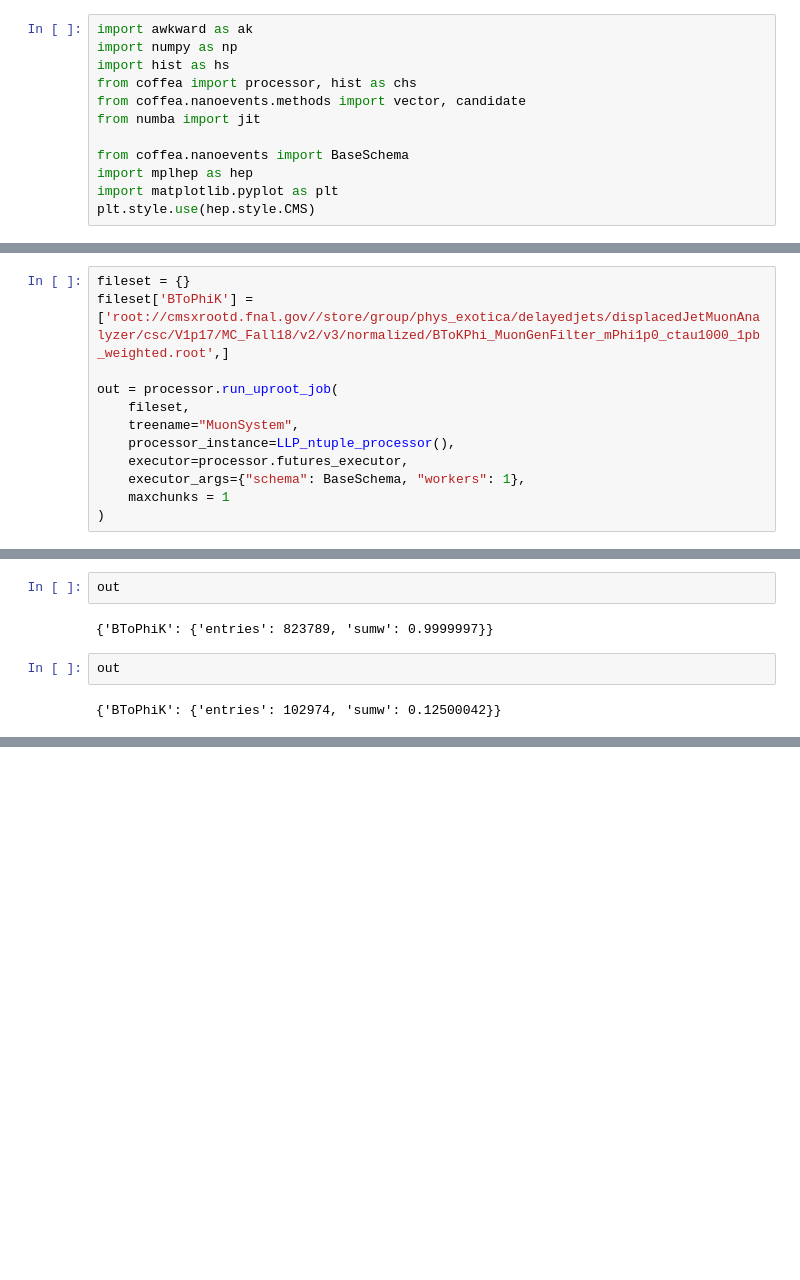
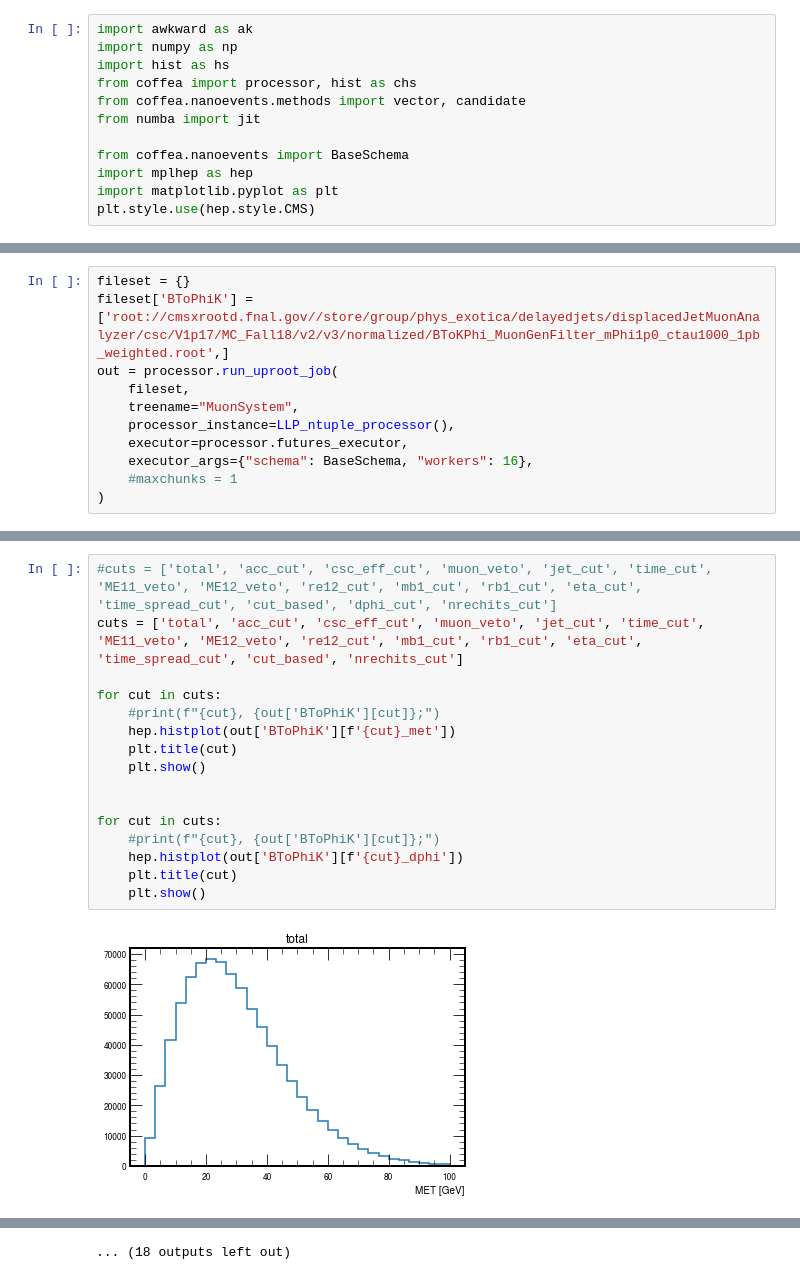
Before and after one commit to AnthonyAportela/LLPs, a Jupyter notebook: notebooks/BToPhiK/cutflow.ipynb, the cells around one changed output, grey strips where cells are left out. Cells and saved outputs as stored; diff of their text form; blank space fills up the shorter version.

```diff
--- a/notebooks/BToPhiK/cutflow.ipynb
+++ b/notebooks/BToPhiK/cutflow.ipynb
@@ -133,13 +148,12 @@ class LLP_ntuple_processor(processor.ProcessorABC):
 # %%
 fileset = {}
 fileset['BToPhiK'] = ['root://cmsxrootd.fnal.gov//store/group/phys_exotica/delayedjets/displacedJetMuonAnalyzer/csc/V1p17/MC_Fall18/v2/v3/normalized/BToKPhi_MuonGenFilter_mPhi1p0_ctau1000_1pb_weighted.root',]
-
 out = processor.run_uproot_job(
     fileset,
     treename="MuonSystem",
     processor_instance=LLP_ntuple_processor(),
     executor=processor.futures_executor,
-    executor_args={"schema": BaseSchema, "workers": 1},
-    maxchunks = 1
+    executor_args={"schema": BaseSchema, "workers": 16},
+    #maxchunks = 1
 )
 # %% [output]
@@ -169,8 +164,18 @@ Exception: Failed processing file: WorkItem(dataset='BToPhiK', filename='root://
-# %%
-out
-# %% [output]
-{'BToPhiK': {'entries': 823789, 'sumw': 0.9999997}}
-# %%
-out
-# %% [output]
-{'BToPhiK': {'entries': 102974, 'sumw': 0.12500042}}
+# %%
+#cuts = ['total', 'acc_cut', 'csc_eff_cut', 'muon_veto', 'jet_cut', 'time_cut', 'ME11_veto', 'ME12_veto', 're12_cut', 'mb1_cut', 'rb1_cut', 'eta_cut', 'time_spread_cut', 'cut_based', 'dphi_cut', 'nrechits_cut']
+cuts = ['total', 'acc_cut', 'csc_eff_cut', 'muon_veto', 'jet_cut', 'time_cut', 'ME11_veto', 'ME12_veto', 're12_cut', 'mb1_cut', 'rb1_cut', 'eta_cut', 'time_spread_cut', 'cut_based', 'nrechits_cut']
+
+for cut in cuts:
+    #print(f"{cut}, {out['BToPhiK'][cut]};")
+    hep.histplot(out['BToPhiK'][f'{cut}_met'])
+    plt.title(cut)
+    plt.show()
+
+
+for cut in cuts:
+    #print(f"{cut}, {out['BToPhiK'][cut]};")
+    hep.histplot(out['BToPhiK'][f'{cut}_dphi'])
+    plt.title(cut)
+    plt.show()
+# %% [output]
+[figure, added]
@@ -176,0 +193 @@ out
+... (18 outputs left out)
```
Also changed, not shown: parts of 4 cells of this notebook, 2 other files.
